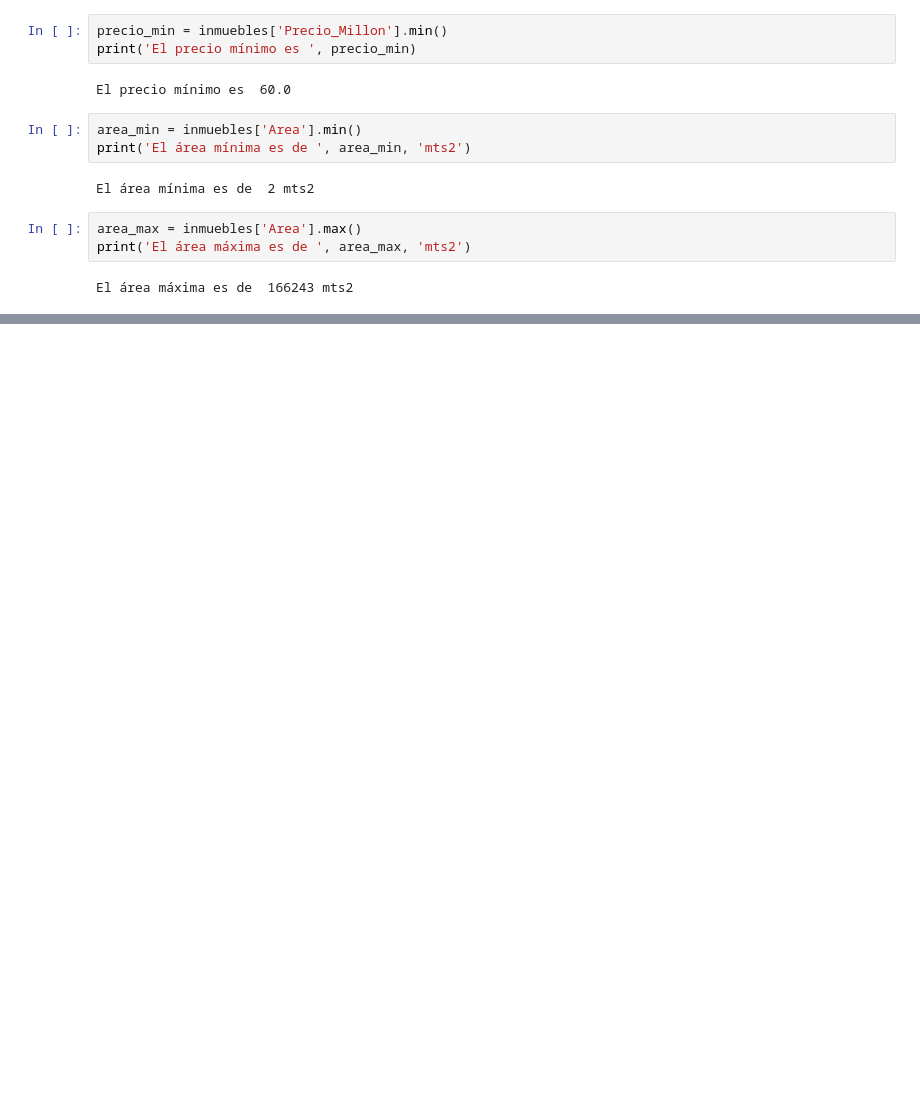
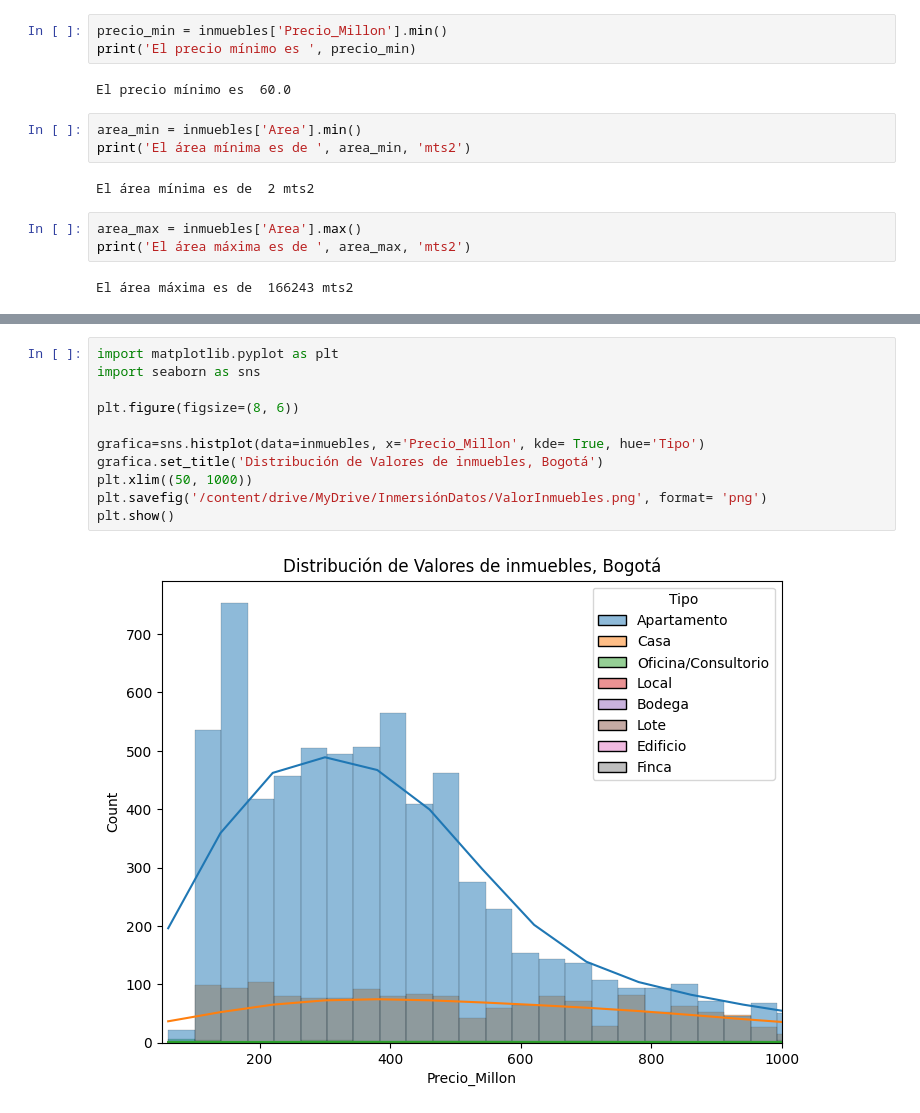
Before and after one commit to IAferaboli/InmersionDatos_AluraLatam, a Jupyter notebook: Práctica_InmersiónDatos_Aula1.ipynb, the cells around one changed output, grey strips where cells are left out. Saved outputs shown, nothing was run; the diff lists cells and outputs as text; blank space fills up the shorter version.

```diff
--- a/Práctica_InmersiónDatos_Aula1.ipynb
+++ b/Práctica_InmersiónDatos_Aula1.ipynb
@@ -245,0 +257,13 @@ El área máxima es de  166243 mts2
+# %%
+import matplotlib.pyplot as plt
+import seaborn as sns
+
+plt.figure(figsize=(8, 6))
+
+grafica=sns.histplot(data=inmuebles, x='Precio_Millon', kde= True, hue='Tipo')
+grafica.set_title('Distribución de Valores de inmuebles, Bogotá')
+plt.xlim((50, 1000))
+plt.savefig('/content/drive/MyDrive/InmersiónDatos/ValorInmuebles.png', format= 'png')
+plt.show()
+# %% [output]
+[figure, added]
```
Also changed, not shown: parts of 8 cells of this notebook.
